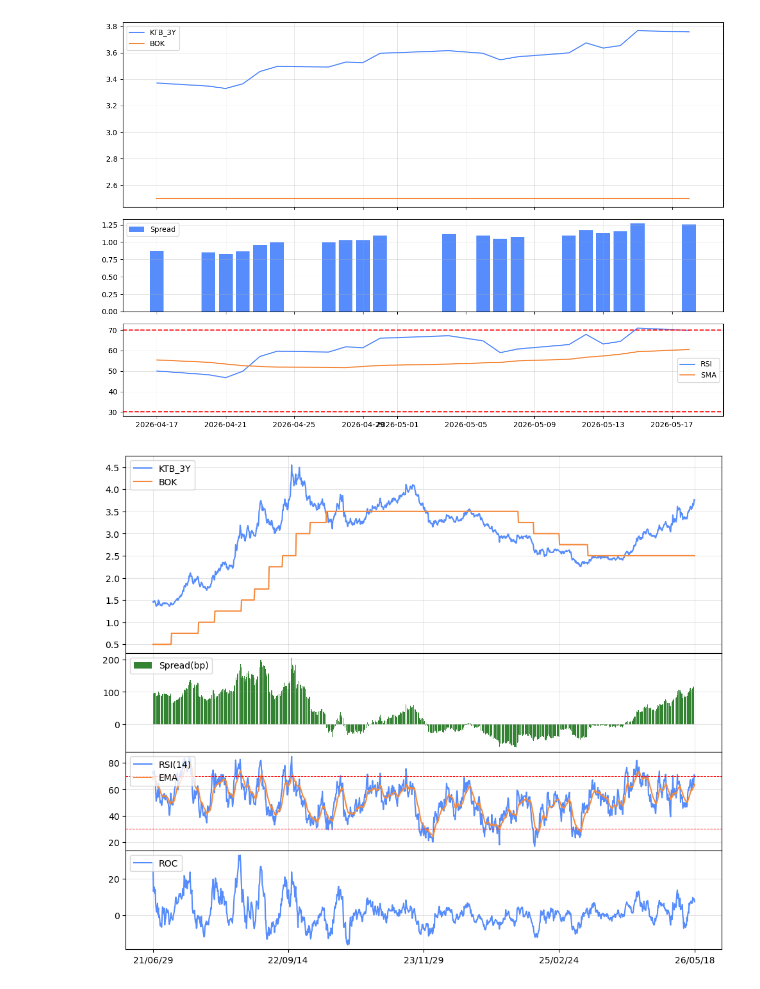
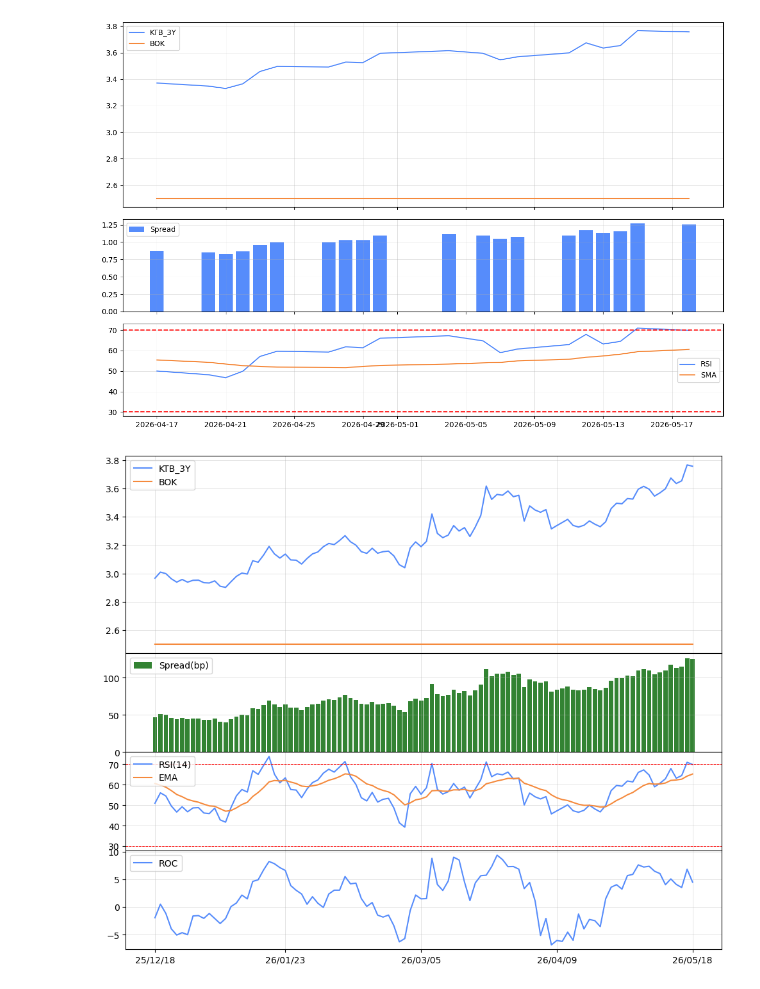
Before and after one commit to dkunyoon/dashboard, a Jupyter notebook: ktb_analysis.ipynb, the cells around one changed output. Saved outputs shown, nothing was run; the diff lists cells and outputs as text; code cells hidden in the pictures.

```diff
--- a/ktb_analysis.ipynb
+++ b/ktb_analysis.ipynb
@@ -81,42 +81,3 @@ plt.tight_layout()
 plt.show()
 # %% [output]
 [figure]
-# %%
-days = 1200
-ticker = "KTB_3Y"
-
-temp = df_ktb[["BOK", ticker]]
-temp["Spread"] = (temp[ticker] - temp["BOK"]) * 100
-temp["RSI"] = ta.rsi(temp[ticker], length=14)
-temp["RSI_EMA"] = ta.ema(temp["RSI"], length=14)
-temp["ROC"] = ta.roc(temp[ticker], length=14)
-temp = temp.dropna()
-# temp.index = temp.index.astype('str')
-temp.index = temp.index.strftime("%y/%m/%d")
-
-fig, (ax1, ax2, ax3, ax4) = plt.subplots(4, 1, figsize=(12, 10), height_ratios=(2, 1, 1, 1), sharex=True)
-fig.subplots_adjust(hspace=0)
-
-ax1.plot(temp.index[-days:], temp[[ticker, "BOK"]].iloc[-days:], label=[ticker, "BOK"])
-# ax1.plot(temp.index[-days:], temp["KTB_3M"].iloc[-days:], label="BOK")
-ax2.bar(temp.index[-days:], temp["Spread"].iloc[-days:], label="Spread(bp)", color='darkgreen', alpha=0.8)
-ax3.plot(temp.index[-days:], temp["RSI"].iloc[-days:], label="RSI(14)")
-ax3.plot(temp.index[-days:], temp["RSI_EMA"].iloc[-days:], label="EMA")
-ax3.axhline(y=30, color="r", linestyle="--", linewidth=0.7)
-ax3.axhline(y=70, color="r", linestyle="--", linewidth=0.7)
-ax4.plot(temp.index[-days:], temp["ROC"].iloc[-days:], label="ROC")
-
-n_ticks = 5  # 시작, 끝 포함 총 개수
-positions = np.linspace(0, days - 1, n_ticks, dtype=int).tolist()
-
-ax3.set_xticks(positions)
-# ax3.set_xticklabels([temp.index[-days:][i] for i in positions], rotation=45, ha="right")
-
-for ax in (ax1, ax2, ax3, ax4):
-    ax.grid()
-    ax.legend(loc='upper left')
-
-# plt.tight_layout()
-plt.show()
-# %% [output]
-[figure, removed]
@@ -126,0 +84,39 @@ temp2 = temp2.dropna()
+# %%
+days = 100
+ticker = "KTB_3Y"
+
+temp = df_ktb[["BOK", ticker]]
+temp["Spread"] = (temp[ticker] - temp["BOK"]) * 100
+temp["RSI"] = ta.rsi(temp[ticker], length=14)
+temp["RSI_EMA"] = ta.ema(temp["RSI"], length=10)
+temp["ROC"] = ta.roc(temp[ticker], length=10)
+temp = temp.dropna()
+# temp.index = temp.index.astype('str')
+temp.index = temp.index.strftime("%y/%m/%d")
+
+fig, (ax1, ax2, ax3, ax4) = plt.subplots(4, 1, figsize=(12, 10), height_ratios=(2, 1, 1, 1), sharex=True)
+fig.subplots_adjust(hspace=0)
+
+ax1.plot(temp.index[-days:], temp[[ticker, "BOK"]].iloc[-days:], label=[ticker, "BOK"])
+# ax1.plot(temp.index[-days:], temp["KTB_3M"].iloc[-days:], label="BOK")
+ax2.bar(temp.index[-days:], temp["Spread"].iloc[-days:], label="Spread(bp)", color='darkgreen', alpha=0.8)
+ax3.plot(temp.index[-days:], temp["RSI"].iloc[-days:], label="RSI(14)")
+ax3.plot(temp.index[-days:], temp["RSI_EMA"].iloc[-days:], label="EMA")
+ax3.axhline(y=30, color="r", linestyle="--", linewidth=0.7)
+ax3.axhline(y=70, color="r", linestyle="--", linewidth=0.7)
+ax4.plot(temp.index[-days:], temp["ROC"].iloc[-days:], label="ROC")
+
+n_ticks = 5  # 시작, 끝 포함 총 개수
+positions = np.linspace(0, days - 1, n_ticks, dtype=int).tolist()
+
+ax3.set_xticks(positions)
+# ax3.set_xticklabels([temp.index[-days:][i] for i in positions], rotation=45, ha="right")
+
+for ax in (ax1, ax2, ax3, ax4):
+    ax.grid()
+    ax.legend(loc='upper left')
+
+# plt.tight_layout()
+plt.show()
+# %% [output]
+[figure, added]
```
Also changed, not shown: parts of 3 cells of this notebook, 1 other file.
